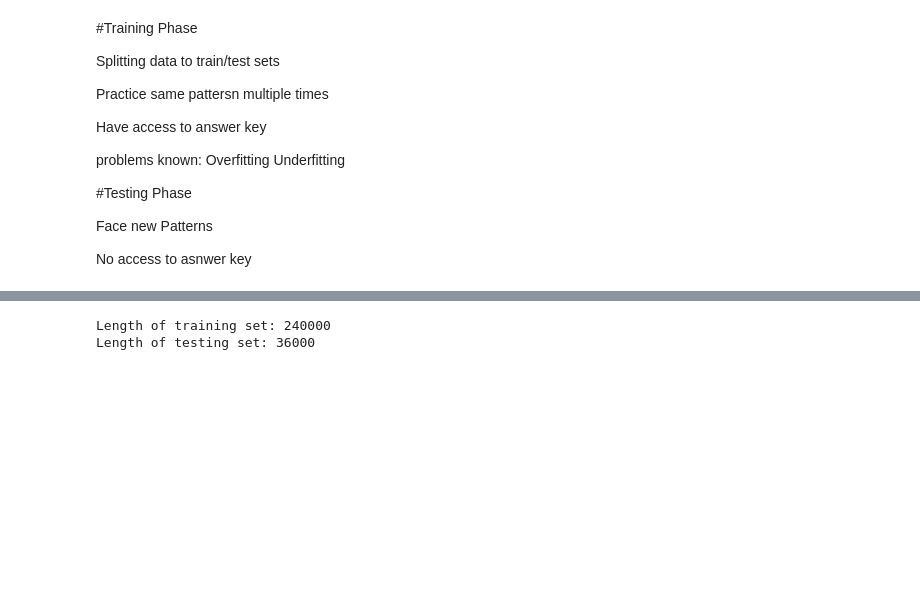
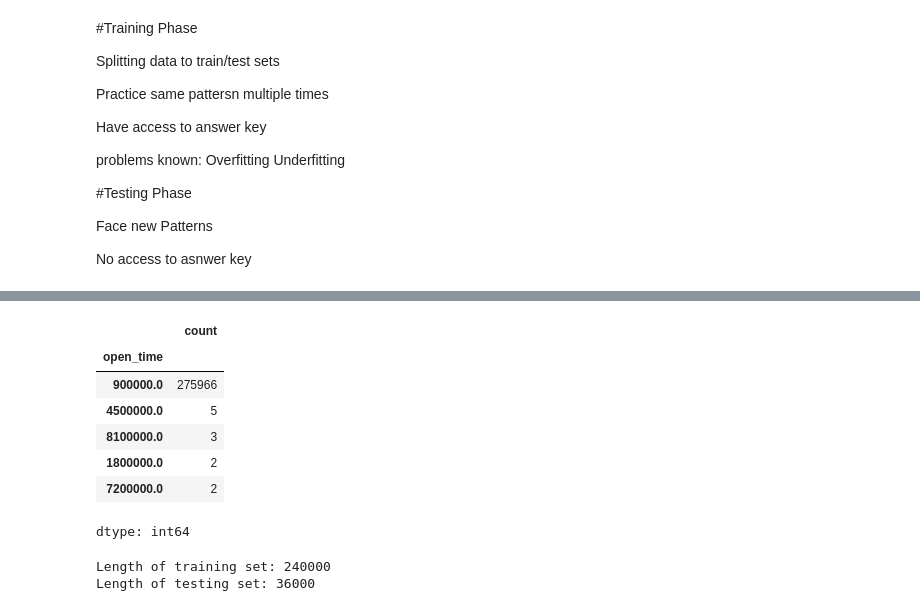
Before and after one commit to Josep1990/data-preparation-for-finance, a Jupyter notebook: preparing_data.ipynb, the cells around one changed output, grey strips where cells are left out. Drawn from its saved outputs; the diff is of its cells as text; code cells hidden in the pictures; blank space fills up the shorter version.

```diff
--- a/preparing_data.ipynb
+++ b/preparing_data.ipynb
@@ -125,3 +141,14 @@ No access to asnwer key
+# %%
+df['open_time'].diff().dropna().value_counts().head()
+# %% [output]
+|  | count |
+| open_time |  |
+| 900000.0 | 275966 |
+| 4500000.0 | 5 |
+| 8100000.0 | 3 |
+| 1800000.0 | 2 |
+| 7200000.0 | 2 |
+dtype: int64
 # %%
 train_end_idx = 240_000
 
```
Also changed, not shown: parts of 8 cells of this notebook.
